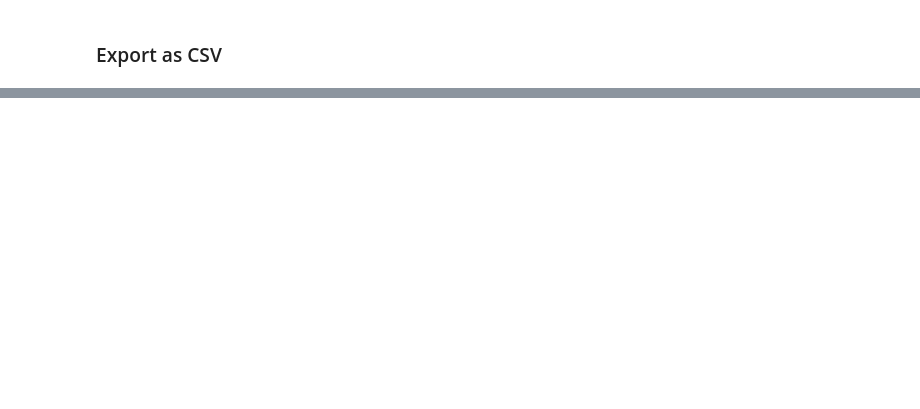
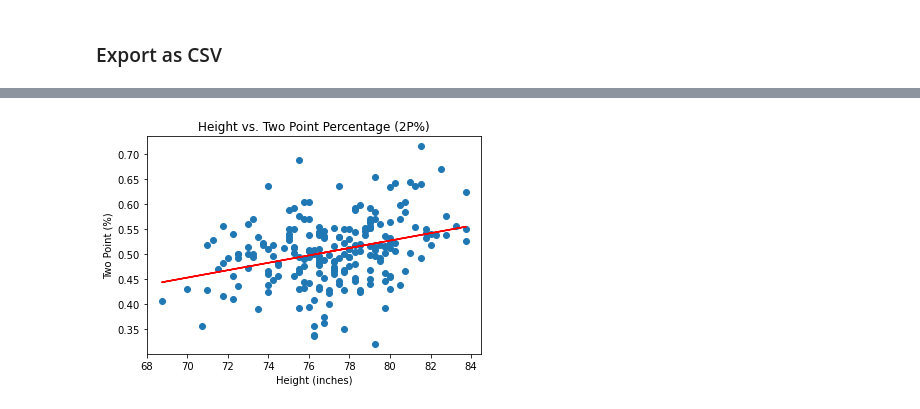
Before and after one commit to adithyav09/Group-APIs-Project, a Jupyter notebook: NBA_DATA.ipynb, the cells around one changed output, grey strips where cells are left out. Saved outputs shown, nothing was run; the diff lists cells and outputs as text; code cells hidden in the pictures; blank space fills up the shorter version.

```diff
--- a/NBA_DATA.ipynb
+++ b/NBA_DATA.ipynb
@@ -73,0 +143,20 @@ merged_data_df['HEIGHT\xa0W/O\xa0SHOES']=wingspan_convert
+# %%
+#Height vs 2P%
+
+(correlation_coefficient) = st.pearsonr(height_inches, merged_data_df['2P%'])[0]
+(slope, intercept, r_value, p_value, standard_error) = st.linregress(height_inches, merged_data_df['2P%'])
+
+#Slope formula 'y=mx+b'
+y = slope * np.array(height_inches) + intercept
+
+plt.scatter(x = height_inches, y = merged_data_df['2P%'])
+plt.xlabel('Height (inches)')
+plt.ylabel('Two Point (%)')
+plt.title('Height vs. Two Point Percentage (2P%)')
+
+y = slope * np.array(height_inches) + intercept
+
+plt.plot(height_inches, y, color = 'red')
+plt.show()
+# %% [output]
+[figure, added]
```
Also changed, not shown: parts of 17 cells of this notebook, 1 other file.
